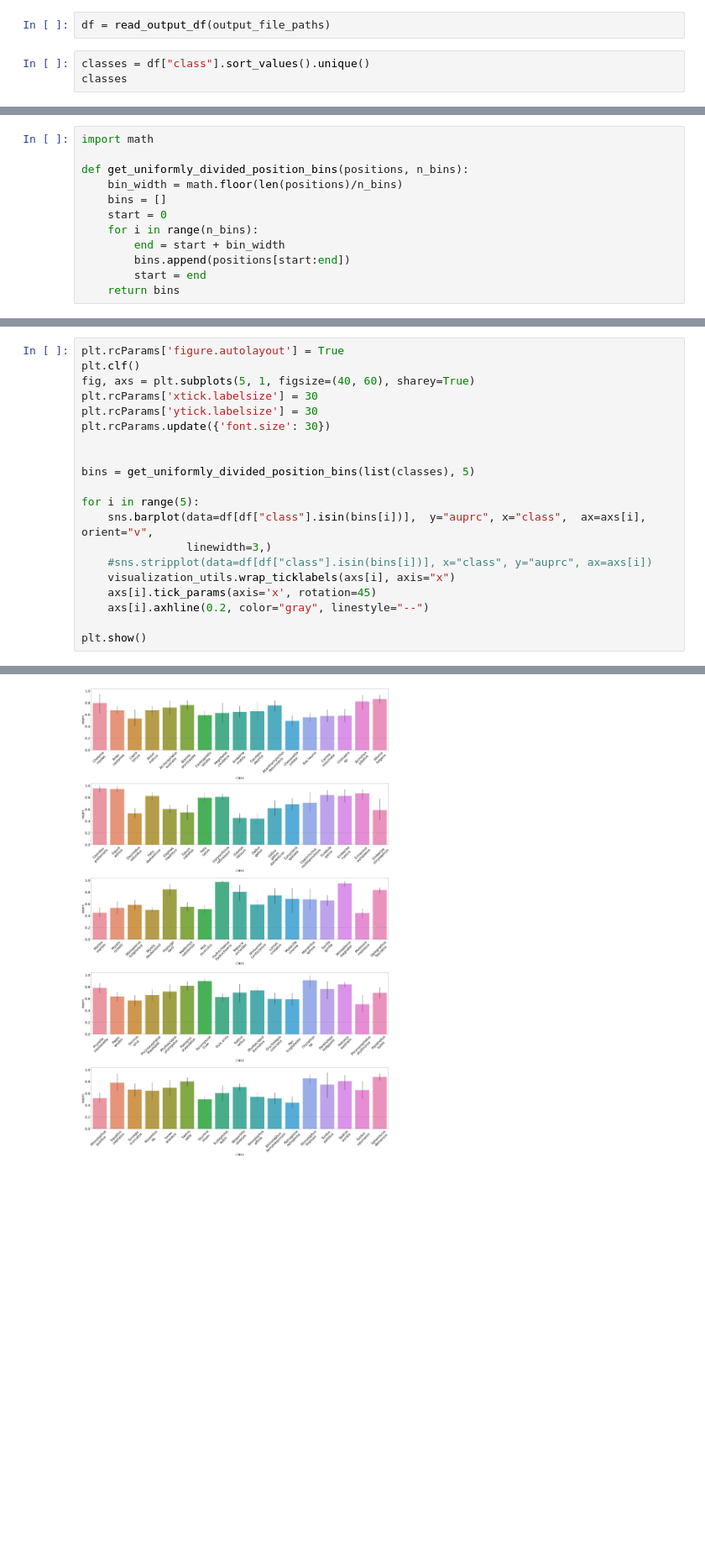
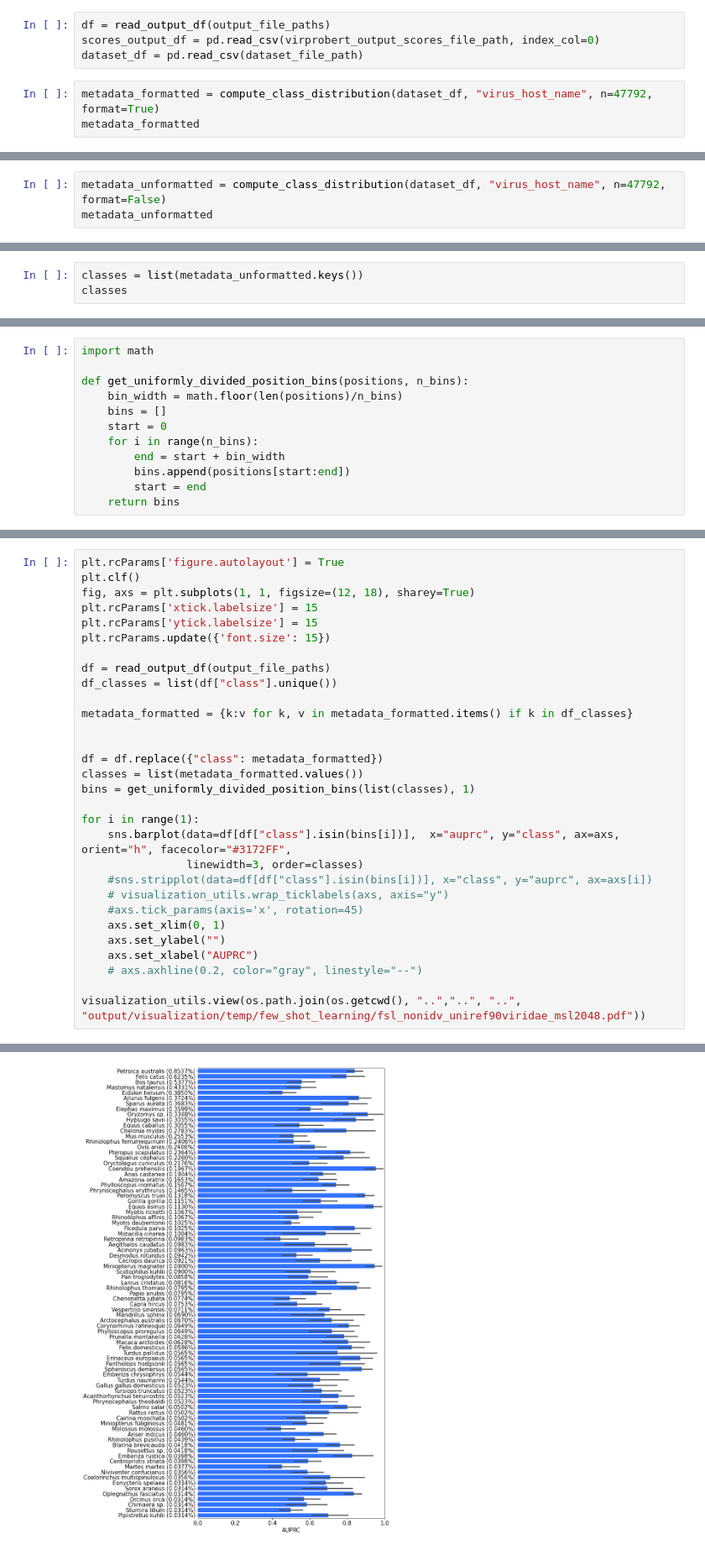
Before and after one commit to NSF-COMPASS-Center/HAVEN, a Jupyter notebook: src/jupyter_notebooks/few_shot_learning/Few Shot Learning - IDV - Novel Host.ipynb, the cells around one changed output, grey strips where cells are left out. Shown at 84% size. Drawn from its saved outputs; the diff is of its cells as text; blank space fills up the shorter version.

```diff
--- a/src/jupyter_notebooks/few_shot_learning/Few Shot Learning - IDV - Novel Host.ipynb
+++ b/src/jupyter_notebooks/few_shot_learning/Few Shot Learning - IDV - Novel Host.ipynb
@@ -52,6 +63,8 @@ def read_output_df(output_file_paths):
 # %%
 df = read_output_df(output_file_paths)
+scores_output_df = pd.read_csv(virprobert_output_scores_file_path, index_col=0)
+dataset_df = pd.read_csv(dataset_file_path)
 # %%
-classes = df["class"].sort_values().unique()
-classes
+metadata_formatted = compute_class_distribution(dataset_df, "virus_host_name", n=47792, format=True)
+metadata_formatted
 # %% [output]
@@ -74,0 +88,3 @@ array(['Acanthorhynchus tenuirostris', 'Acinonyx jubatus',
+# %%
+metadata_unformatted = compute_class_distribution(dataset_df, "virus_host_name", n=47792, format=False)
+metadata_unformatted
@@ -74,0 +109,3 @@ array(['Acanthorhynchus tenuirostris', 'Acinonyx jubatus',
+# %%
+classes = list(metadata_unformatted.keys())
+classes
@@ -120,23 +175,33 @@ plt.show()
 # %%
 plt.rcParams['figure.autolayout'] = True
 plt.clf()
-fig, axs = plt.subplots(5, 1, figsize=(40, 60), sharey=True)
-plt.rcParams['xtick.labelsize'] = 30
-plt.rcParams['ytick.labelsize'] = 30
-plt.rcParams.update({'font.size': 30})
+fig, axs = plt.subplots(1, 1, figsize=(12, 18), sharey=True)
+plt.rcParams['xtick.labelsize'] = 15
+plt.rcParams['ytick.labelsize'] = 15
+plt.rcParams.update({'font.size': 15})
+
+df = read_output_df(output_file_paths)
+df_classes = list(df["class"].unique())
+
+metadata_formatted = {k:v for k, v in metadata_formatted.items() if k in df_classes}
 
 
-bins = get_uniformly_divided_position_bins(list(classes), 5)
+df = df.replace({"class": metadata_formatted})
+classes = list(metadata_formatted.values())
+bins = get_uniformly_divided_position_bins(list(classes), 1)
 
-for i in range(5):
-    sns.barplot(data=df[df["class"].isin(bins[i])],  y="auprc", x="class",  ax=axs[i], orient="v",
-                linewidth=3,)
+for i in range(1):
+    sns.barplot(data=df[df["class"].isin(bins[i])],  x="auprc", y="class", ax=axs, orient="h", facecolor="#3172FF",
+                linewidth=3, order=classes)
     #sns.stripplot(data=df[df["class"].isin(bins[i])], x="class", y="auprc", ax=axs[i])
-    visualization_utils.wrap_ticklabels(axs[i], axis="x")
-    axs[i].tick_params(axis='x', rotation=45)
-    axs[i].axhline(0.2, color="gray", linestyle="--")
+    # visualization_utils.wrap_ticklabels(axs, axis="y")
+    #axs.tick_params(axis='x', rotation=45)
+    axs.set_xlim(0, 1)
+    axs.set_ylabel("")
+    axs.set_xlabel("AUPRC")
+    # axs.axhline(0.2, color="gray", linestyle="--")
 
-plt.show()
+visualization_utils.view(os.path.join(os.getcwd(), "..","..", "..", "output/visualization/temp/few_shot_learning/fsl_nonidv_uniref90viridae_msl2048.pdf"))
 # %% [output]
 <Figure size 432x288 with 0 Axes>
-[figure, old version]
+[figure, new version]
```
Also changed, not shown: parts of 5 cells of this notebook, 1 other file.
